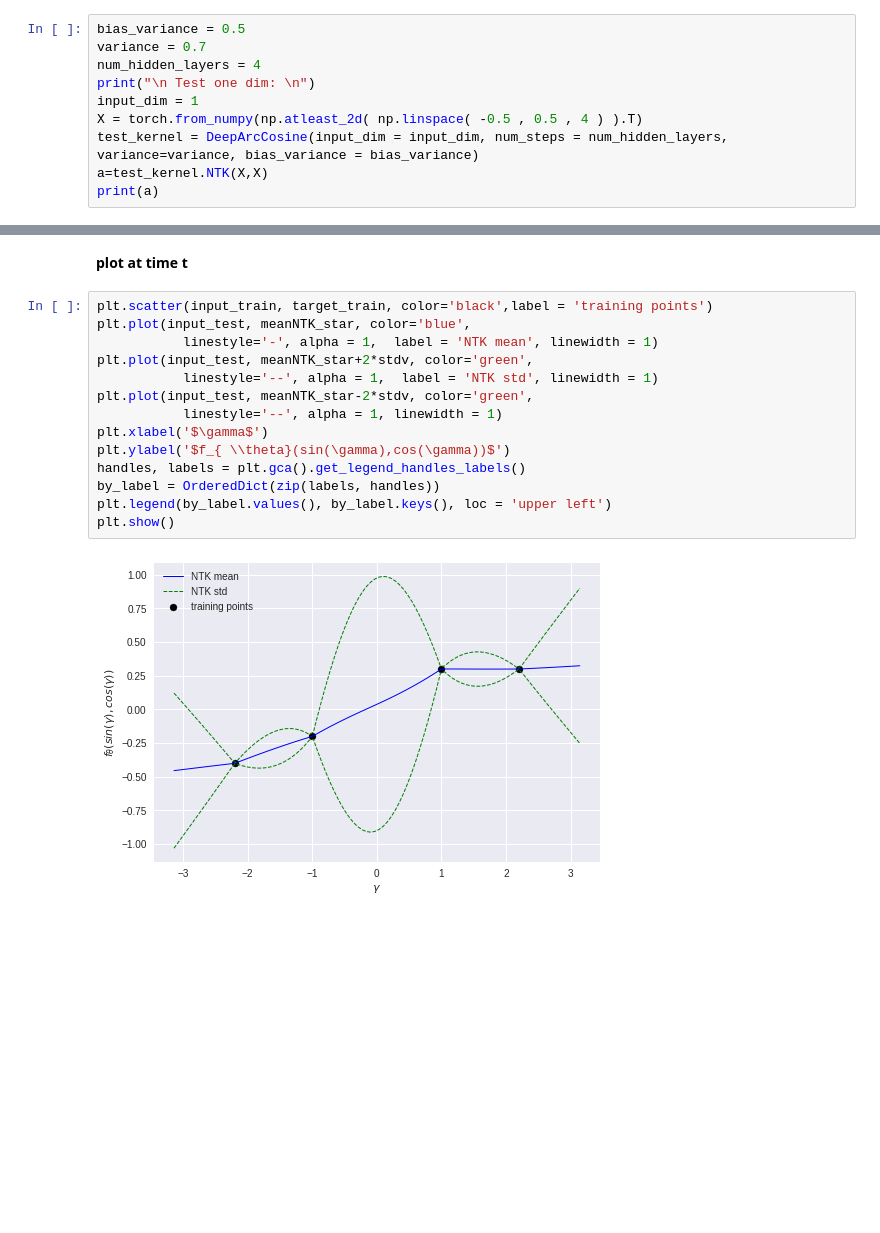
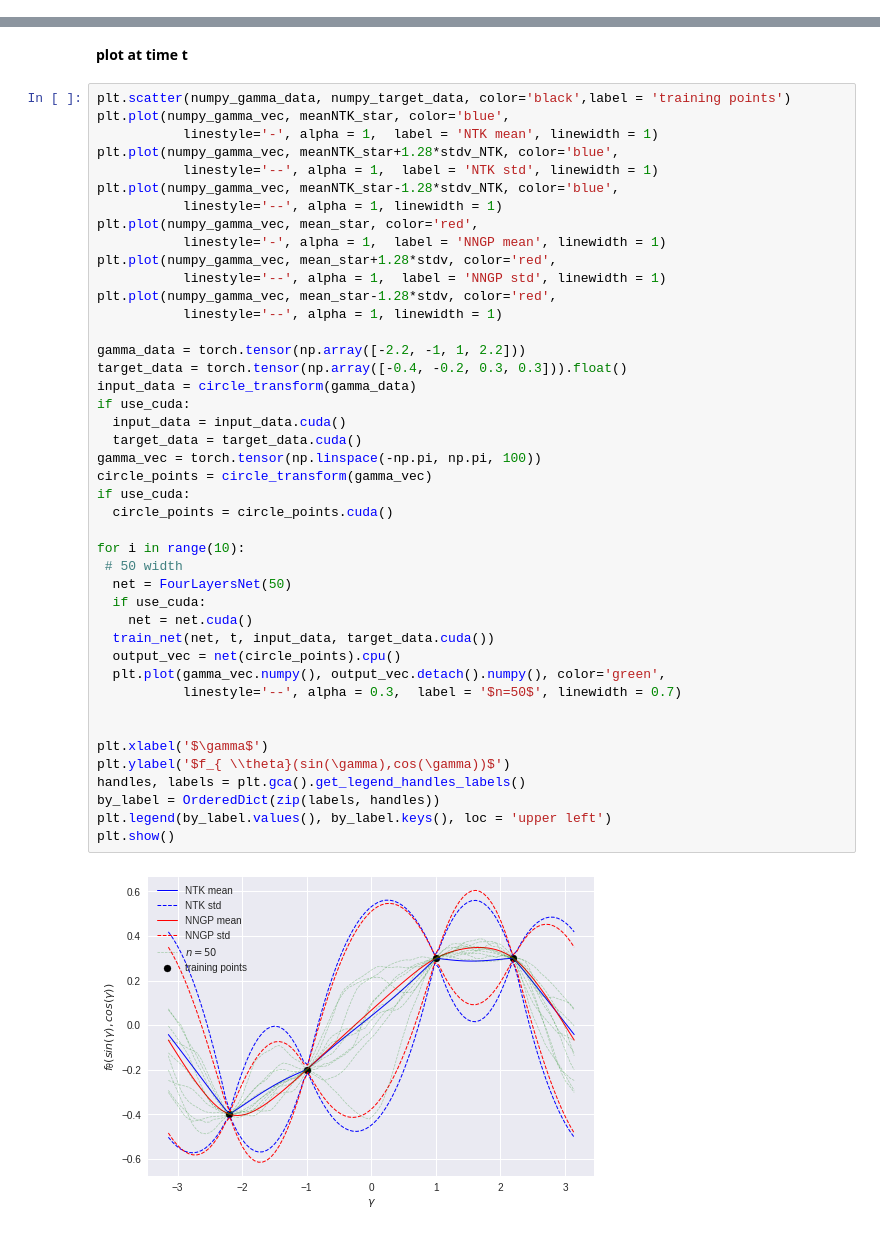
Before and after one commit to bobby-he/Neural_Tangent_Kernel, a Jupyter notebook: notebooks/anaytic_kernels.ipynb, the cells around one changed output, grey strips where cells are left out. Saved outputs shown, nothing was run; the diff lists cells and outputs as text; blank space fills up the shorter version.

```diff
--- a/notebooks/anaytic_kernels.ipynb
+++ b/notebooks/anaytic_kernels.ipynb
@@ -416,10 +393,0 @@ plt.show()
-# %%
-bias_variance = 0.5
-variance = 0.7
-num_hidden_layers = 4
-print("\n Test one dim: \n")
-input_dim = 1
-X = torch.from_numpy(np.atleast_2d( np.linspace( -0.5 , 0.5 , 4 ) ).T)
-test_kernel = DeepArcCosine(input_dim = input_dim, num_steps = num_hidden_layers, variance=variance, bias_variance = bias_variance)
-a=test_kernel.NTK(X,X)
-print(a)
@@ -488,18 +434,47 @@ stdv = np.sqrt(s2)
 # %% [markdown]
 **plot at time t**
 # %%
-plt.scatter(input_train, target_train, color='black',label = 'training points')
-plt.plot(input_test, meanNTK_star, color='blue',
+plt.scatter(numpy_gamma_data, numpy_target_data, color='black',label = 'training points')
+plt.plot(numpy_gamma_vec, meanNTK_star, color='blue',
            linestyle='-', alpha = 1,  label = 'NTK mean', linewidth = 1)
-plt.plot(input_test, meanNTK_star+2*stdv, color='green',
+plt.plot(numpy_gamma_vec, meanNTK_star+1.28*stdv_NTK, color='blue',
            linestyle='--', alpha = 1,  label = 'NTK std', linewidth = 1)
-plt.plot(input_test, meanNTK_star-2*stdv, color='green',
+plt.plot(numpy_gamma_vec, meanNTK_star-1.28*stdv_NTK, color='blue',
            linestyle='--', alpha = 1, linewidth = 1)
+plt.plot(numpy_gamma_vec, mean_star, color='red',
+           linestyle='-', alpha = 1,  label = 'NNGP mean', linewidth = 1)
+plt.plot(numpy_gamma_vec, mean_star+1.28*stdv, color='red',
+           linestyle='--', alpha = 1,  label = 'NNGP std', linewidth = 1)
+plt.plot(numpy_gamma_vec, mean_star-1.28*stdv, color='red',
+           linestyle='--', alpha = 1, linewidth = 1)
+
+gamma_data = torch.tensor(np.array([-2.2, -1, 1, 2.2]))
+target_data = torch.tensor(np.array([-0.4, -0.2, 0.3, 0.3])).float()
+input_data = circle_transform(gamma_data)
+if use_cuda:
+  input_data = input_data.cuda()
+  target_data = target_data.cuda()
+gamma_vec = torch.tensor(np.linspace(-np.pi, np.pi, 100))
+circle_points = circle_transform(gamma_vec)
+if use_cuda:
+  circle_points = circle_points.cuda()
+
+for i in range(10):
+ # 50 width
+  net = FourLayersNet(50)
+  if use_cuda:
+    net = net.cuda()
+  train_net(net, t, input_data, target_data.cuda())
+  output_vec = net(circle_points).cpu()
+  plt.plot(gamma_vec.numpy(), output_vec.detach().numpy(), color='green',
+           linestyle='--', alpha = 0.3,  label = '$n=50$', linewidth = 0.7)
+
+
 plt.xlabel('$\gamma$')
 plt.ylabel('$f_{ \\theta}(sin(\gamma),cos(\gamma))$')
 handles, labels = plt.gca().get_legend_handles_labels()
 by_label = OrderedDict(zip(labels, handles))
 plt.legend(by_label.values(), by_label.keys(), loc = 'upper left')
 plt.show()
 # %% [output]
-[figure, old version]
+[figure, new version]
```
Also changed, not shown: parts of 13 cells of this notebook.
